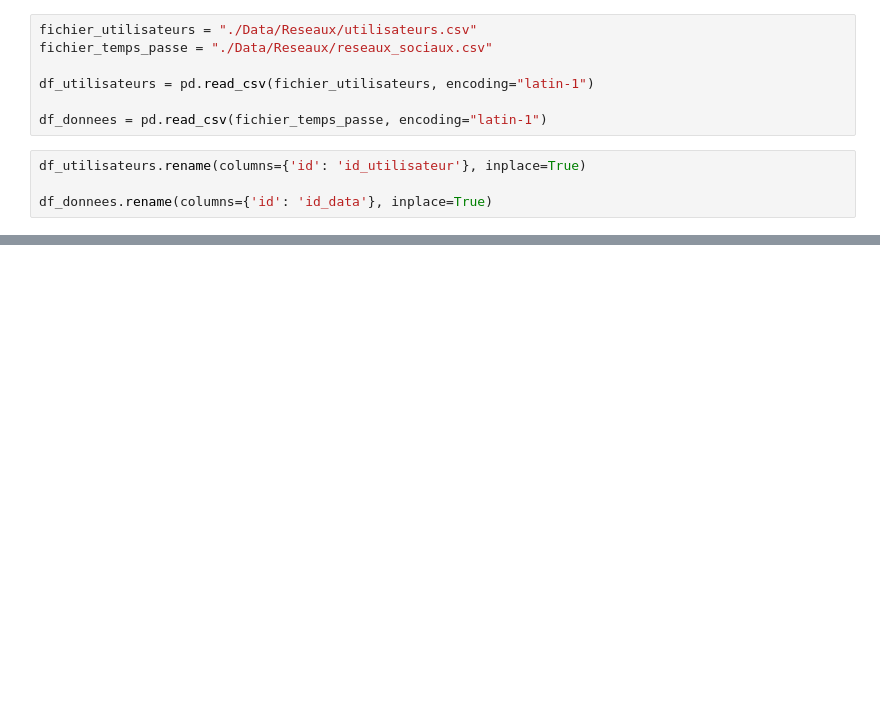
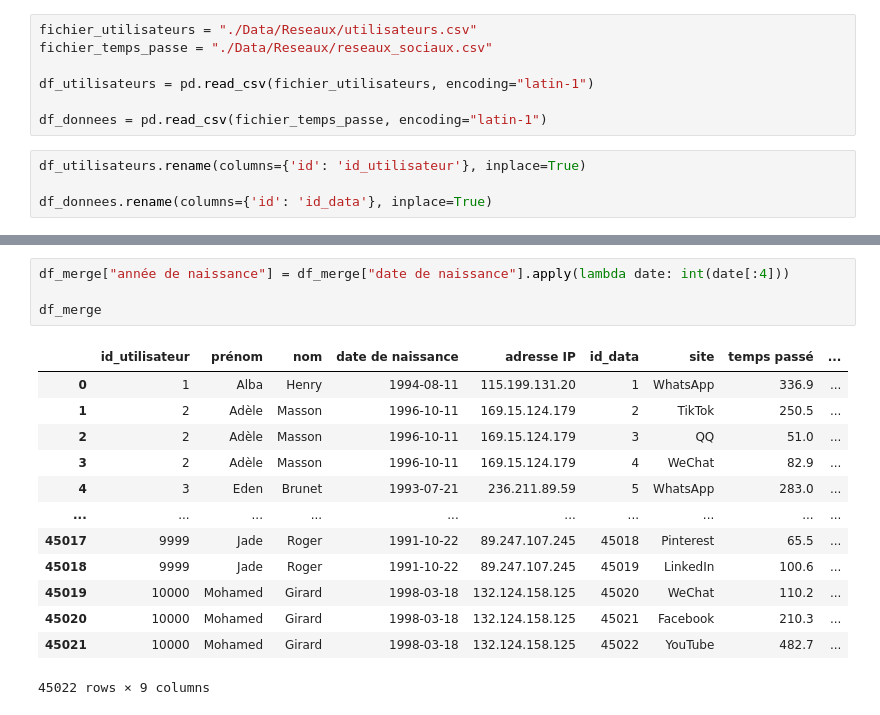
Before and after one commit to ZorroLeVrai/Python.Bureautique, a Jupyter notebook: Notebooks/Exercices/exo_14_2.ipynb, the cells around one changed output, grey strips where cells are left out. Drawn from its saved outputs; the diff is of its cells as text; blank space fills up the shorter version.

```diff
--- a/Notebooks/Exercices/exo_14_2.ipynb
+++ b/Notebooks/Exercices/exo_14_2.ipynb
@@ -102,0 +125,18 @@ df_classement_site
+# %%
+df_merge["année de naissance"] = df_merge["date de naissance"].apply(lambda date: int(date[:4]))
+
+df_merge
+# %% [output]
+|  | id_utilisateur | prénom | nom | date de naissance | adresse IP | id_data | site | temps passé | ... |
+| 0 | 1 | Alba | Henry | 1994-08-11 | 115.199.131.20 | 1 | WhatsApp | 336.9 | ... |
+| 1 | 2 | Adèle | Masson | 1996-10-11 | 169.15.124.179 | 2 | TikTok | 250.5 | ... |
+| 2 | 2 | Adèle | Masson | 1996-10-11 | 169.15.124.179 | 3 | QQ | 51.0 | ... |
+| 3 | 2 | Adèle | Masson | 1996-10-11 | 169.15.124.179 | 4 | WeChat | 82.9 | ... |
+| 4 | 3 | Eden | Brunet | 1993-07-21 | 236.211.89.59 | 5 | WhatsApp | 283.0 | ... |
+| ... | ... | ... | ... | ... | ... | ... | ... | ... | ... |
+| 45017 | 9999 | Jade | Roger | 1991-10-22 | 89.247.107.245 | 45018 | Pinterest | 65.5 | ... |
+| 45018 | 9999 | Jade | Roger | 1991-10-22 | 89.247.107.245 | 45019 | LinkedIn | 100.6 | ... |
+| 45019 | 10000 | Mohamed | Girard | 1998-03-18 | 132.124.158.125 | 45020 | WeChat | 110.2 | ... |
+| 45020 | 10000 | Mohamed | Girard | 1998-03-18 | 132.124.158.125 | 45021 | Facebook | 210.3 | ... |
+| 45021 | 10000 | Mohamed | Girard | 1998-03-18 | 132.124.158.125 | 45022 | YouTube | 482.7 | ... |
+45022 rows × 9 columns
```
Also changed, not shown: parts of 7 cells of this notebook, 3 other files.
